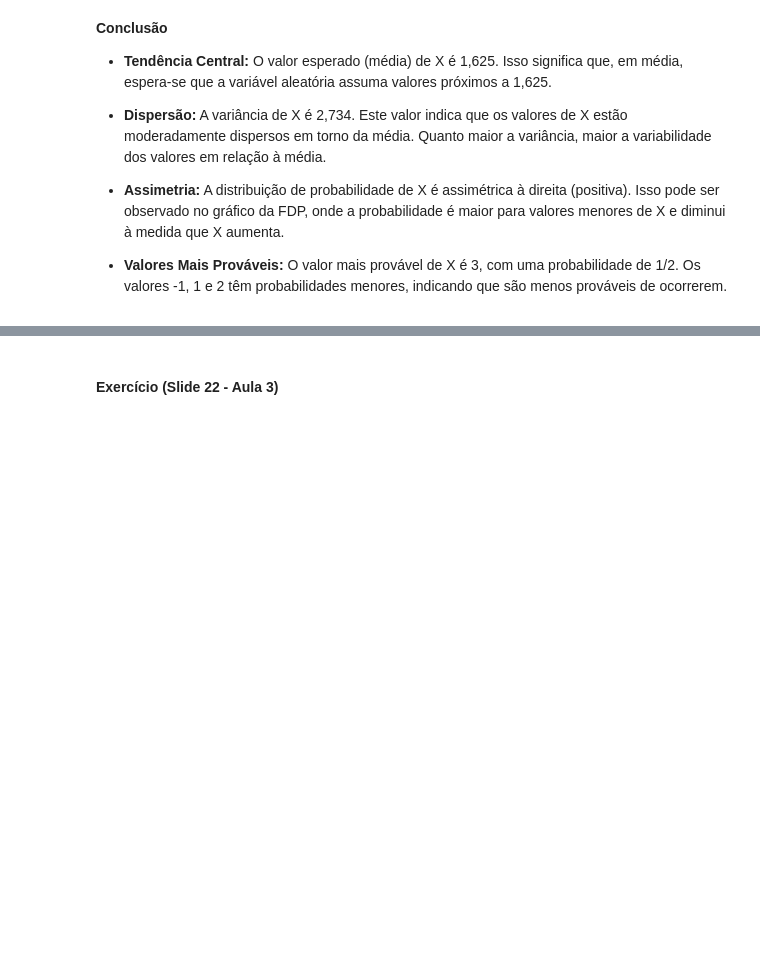
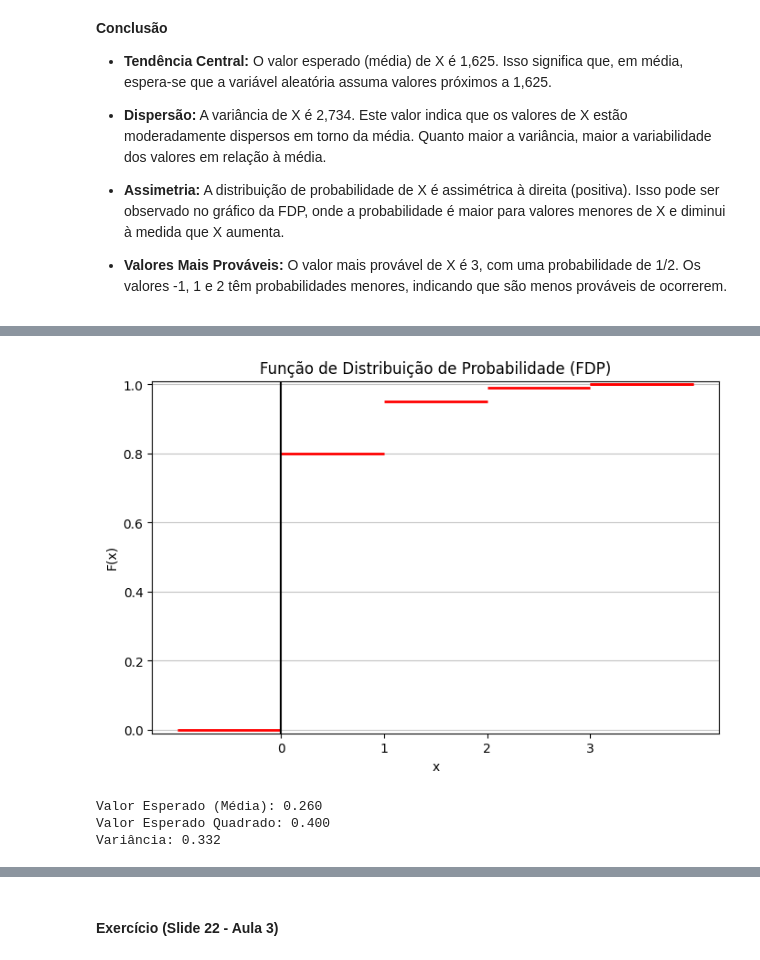
Before and after one commit to felipefraxe/ADBib, a Jupyter notebook: main.ipynb, the cells around one changed output, grey strips where cells are left out. Cells and saved outputs as stored; diff of their text form; code cells hidden in the pictures; blank space fills up the shorter version.

```diff
--- a/main.ipynb
+++ b/main.ipynb
@@ -974,0 +982,10 @@ Variância: 2.734
+# %%
+valores = [0, 1, 2, 3]
+probabilidades = [0.8, 0.15, 0.04, 0.01]
+
+calcular_estatisticas_e_plotar_fdp(valores, probabilidades)
+# %% [output]
+[figure, added]
+Valor Esperado (Média): 0.260
+Valor Esperado Quadrado: 0.400
+Variância: 0.332
```
Also changed, not shown: parts of 10 cells of this notebook.
